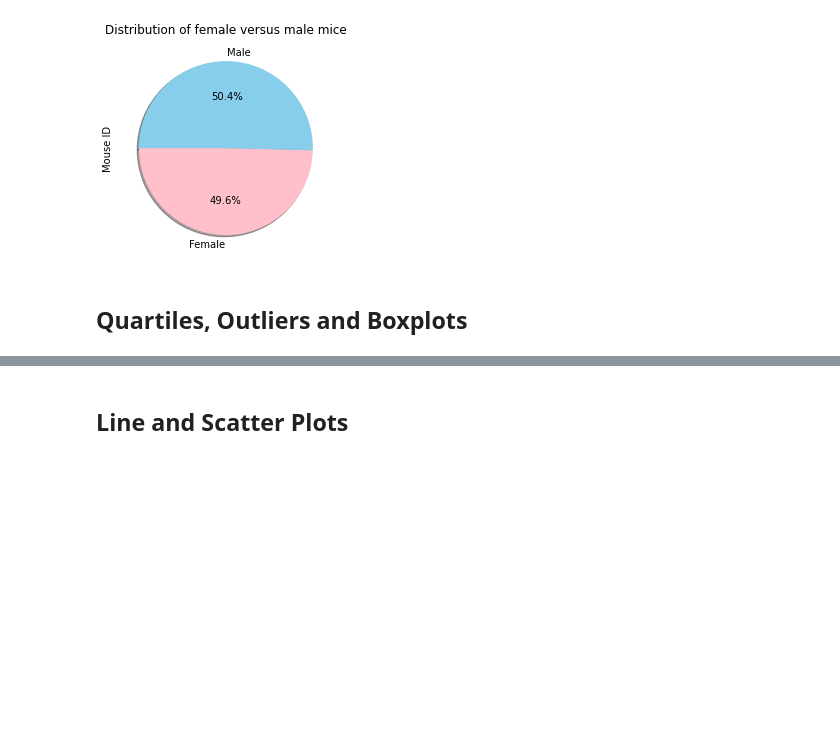
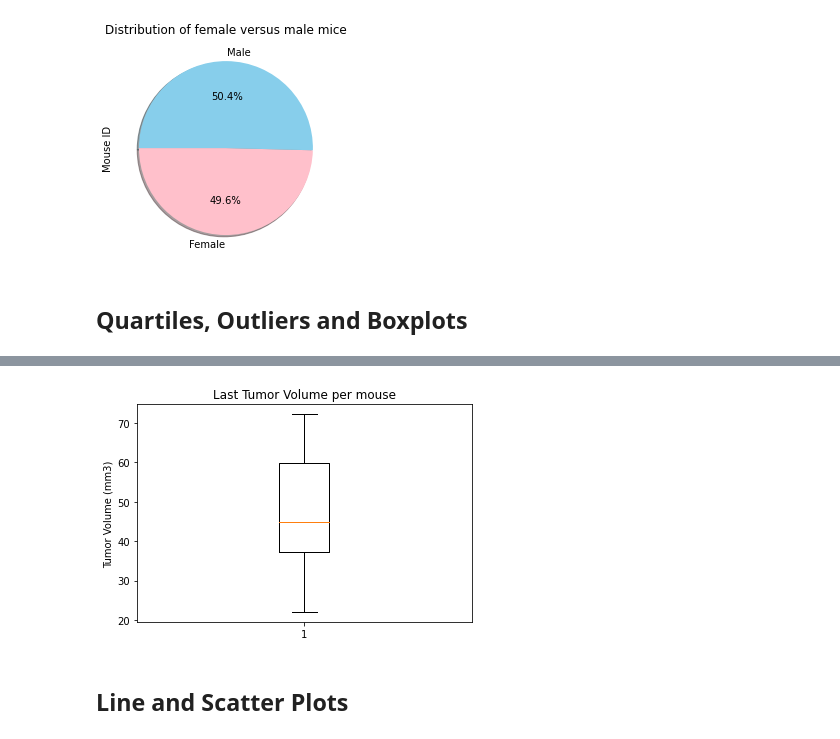
Before and after one commit to Sunny419-hub/Matplotlib-challenge, a Jupyter notebook: Pymaceuticals/pymaceuticals.ipynb, the cells around one changed output, grey strips where cells are left out. Saved outputs shown, nothing was run; the diff lists cells and outputs as text; code cells hidden in the pictures; blank space fills up the shorter version.

```diff
--- a/Pymaceuticals/pymaceuticals.ipynb
+++ b/Pymaceuticals/pymaceuticals.ipynb
@@ -265,5 +291,12 @@ four_reg_mouse = four_reg[(four_reg["Drug Regimen"]==four_reg["Timepoint"].max()
 # %%
 # Generate a box plot of the final tumor volume of each mouse across four regimens of interest
+fig1, ax1 = plt.subplots()
+ax1.set_title('Last Tumor Volume per mouse')
+ax1.set_ylabel('Tumor Volume (mm3)')
+ax1.boxplot(tumor_list)
+plt.show()
+# %% [output]
+[figure, added]
 # %% [markdown]
 ## Line and Scatter Plots
 # %%
```
Also changed, not shown: parts of 3 cells of this notebook.
